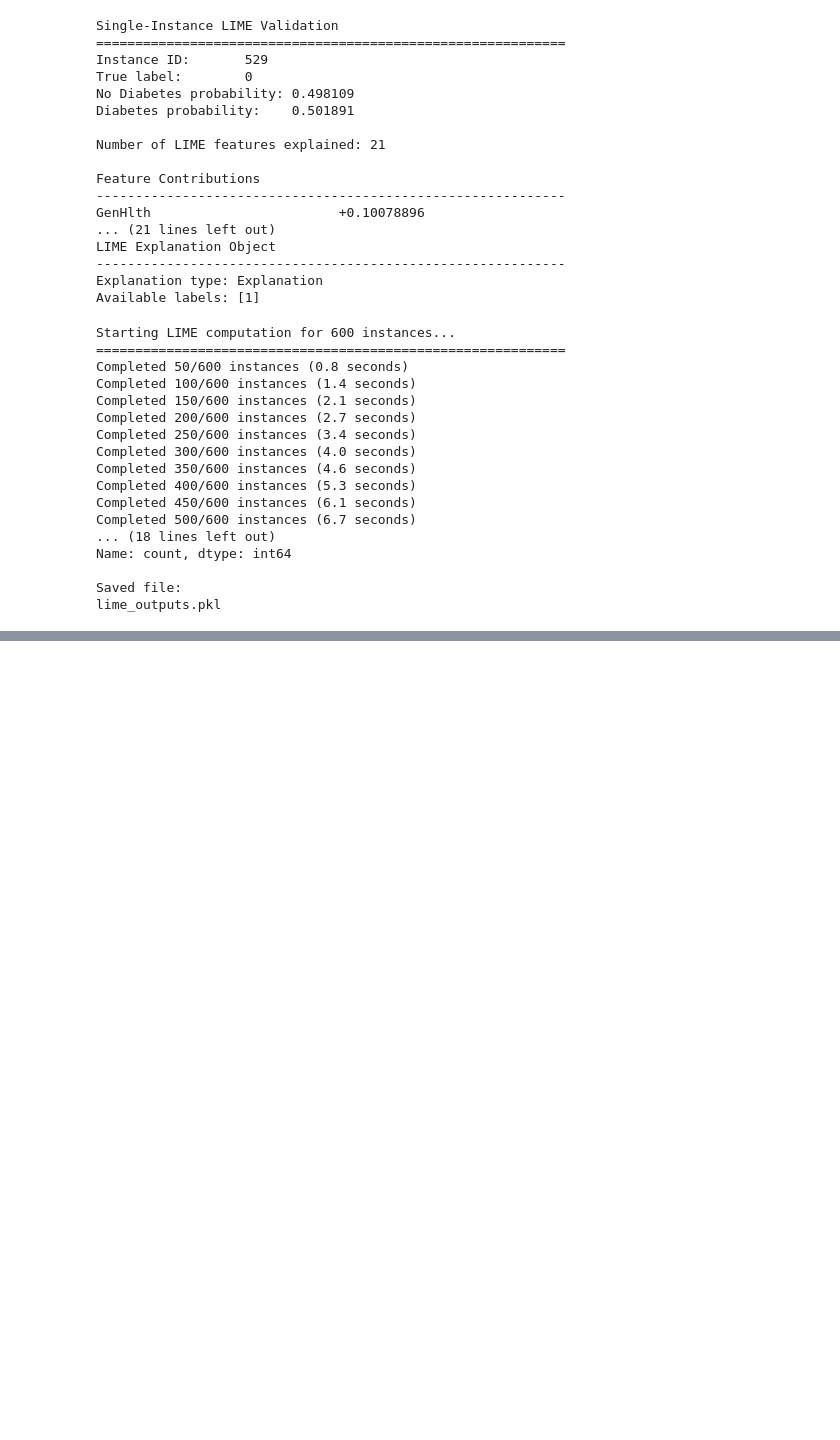
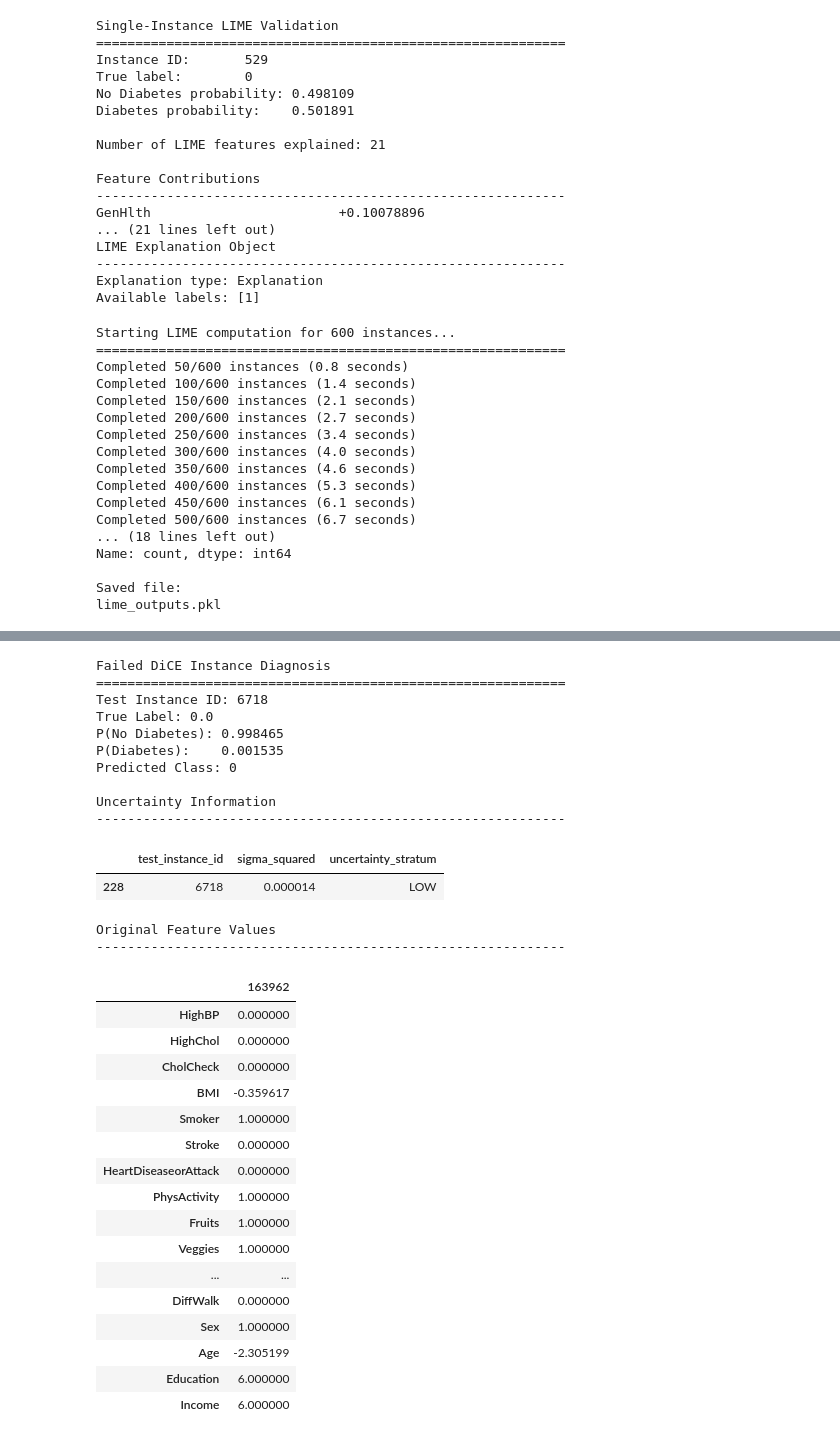
Before and after one commit to AishvaryaGovindaraju/DL-XAI, a Jupyter notebook: DL_XAI.ipynb, the cells around one changed output, grey strips where cells are left out. Cells and saved outputs as stored; diff of their text form; code cells hidden in the pictures; blank space fills up the shorter version.

```diff
--- a/DL_XAI.ipynb
+++ b/DL_XAI.ipynb
@@ -4337,0 +4619,65 @@ DiCE setup completed successfully.
+# %%
+# ============================================================
+# STEP 4F — Diagnose Failed DiCE Instance
+# ============================================================
+
+failed_id = 6718
+
+query_failed = X_test_processed.iloc[[failed_id]]
+
+original_probs = dice_model.get_output(query_failed)
+
+print("Failed DiCE Instance Diagnosis")
+print("=" * 60)
+
+print(f"Test Instance ID: {failed_id}")
+print(f"True Label: {y_test_processed[failed_id]}")
+print(f"P(No Diabetes): {original_probs[0, 0]:.6f}")
+print(f"P(Diabetes):    {original_probs[0, 1]:.6f}")
+print(f"Predicted Class: {int(original_probs[0, 1] >= 0.5)}")
+
+print("\nUncertainty Information")
+print("-" * 60)
+
+failed_uncertainty = stratified_samples[
+    stratified_samples["test_instance_id"] == failed_id
+]
+
+display(failed_uncertainty)
+
+print("\nOriginal Feature Values")
+print("-" * 60)
+
+display(query_failed.T)
+# %% [output]
+Failed DiCE Instance Diagnosis
+============================================================
+Test Instance ID: 6718
+True Label: 0.0
+P(No Diabetes): 0.998465
+P(Diabetes):    0.001535
+Predicted Class: 0
+
+Uncertainty Information
+------------------------------------------------------------
+|  | test_instance_id | sigma_squared | uncertainty_stratum |
+| 228 | 6718 | 0.000014 | LOW |
+Original Feature Values
+------------------------------------------------------------
+|  | 163962 |
+| HighBP | 0.000000 |
+| HighChol | 0.000000 |
+| CholCheck | 0.000000 |
+| BMI | -0.359617 |
+| Smoker | 1.000000 |
+| Stroke | 0.000000 |
+| HeartDiseaseorAttack | 0.000000 |
+| PhysActivity | 1.000000 |
+| Fruits | 1.000000 |
+| Veggies | 1.000000 |
+| ... | ... |
+| DiffWalk | 0.000000 |
+| Sex | 1.000000 |
+| Age | -2.305199 |
+| Education | 6.000000 |
+| Income | 6.000000 |
```
Also changed, not shown: parts of 6 cells of this notebook, 1 other file.
